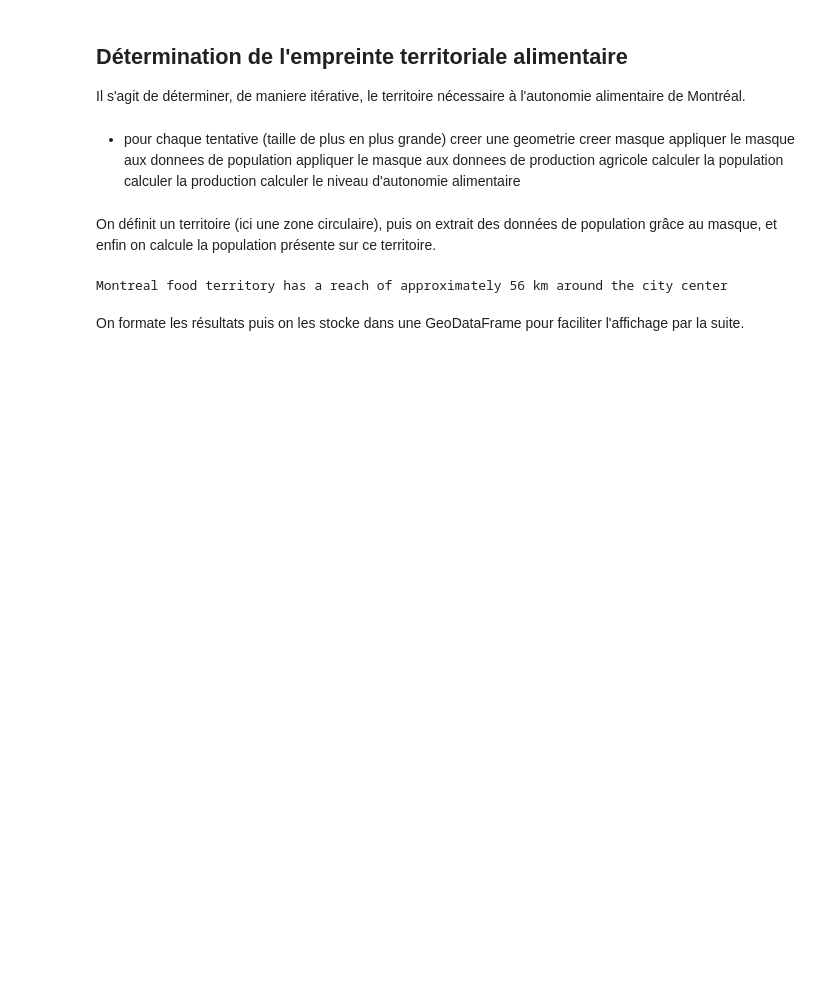
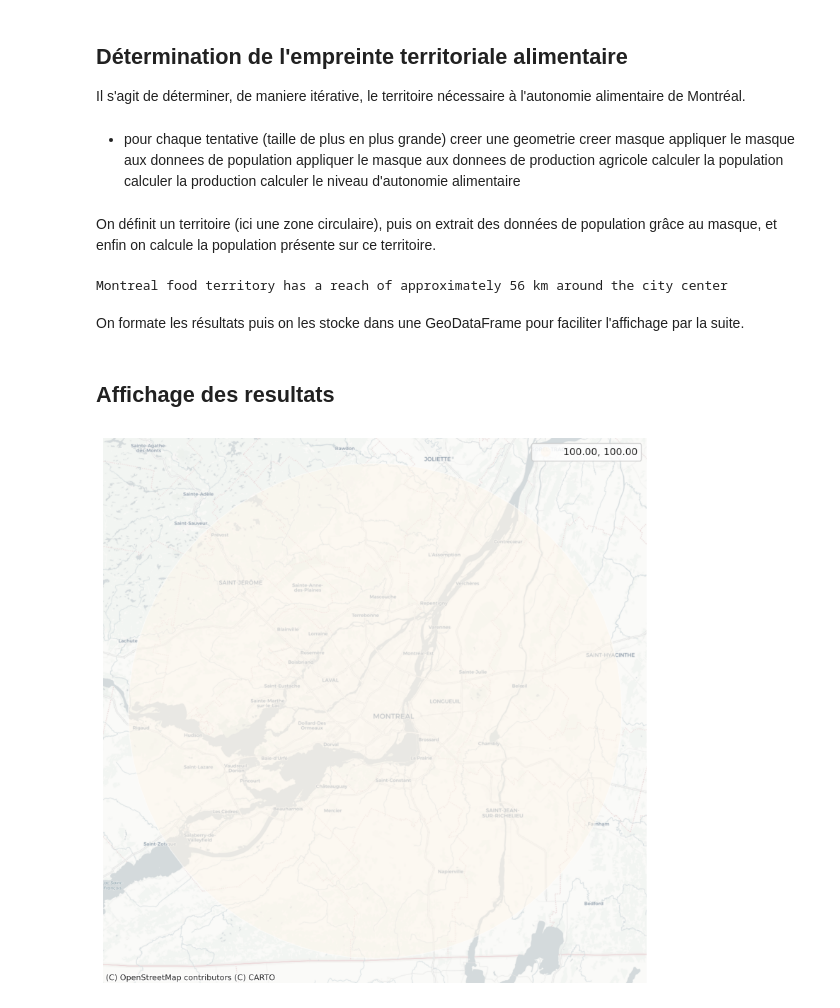
Before and after one commit to BastienBoucherat/geo6149, a Jupyter notebook: geo6149_projet.ipynb, the cells around one changed output. Cells and saved outputs as stored; diff of their text form; code cells hidden in the pictures; blank space fills up the shorter version.

Commit message:
Export results to files (map, cities, autonomy analysis)

```diff
--- a/geo6149_projet.ipynb
+++ b/geo6149_projet.ipynb
@@ -770,3 +770,4 @@ analysis_results_parsed = [[item['city'],
 
 # Create a GeoDataFrame
 analysis_results_gdf = gpd.GeoDataFrame(data=analysis_results_parsed, columns=['city','autonomy','radius','geometry'])
+analysis_results_gdf.crs = circle_center.crs
@@ -775,21 +773,0 @@ urban_centers
-# %%
-
-sns.set_style("whitegrid")
-couche_1 = prix_quartier_dissolved.plot(column='price',
-                                 legend=True,
-                                 cmap='OrRd',
-                                 scheme='natural_breaks',
-                                 figsize=(10, 10))
-cx.add_basemap(couche_1,
-               zoom=12,
-               source=cx.providers.CartoDB.Positron) # différents styles : https://geopandas.org/en/stable/gallery/plotting_basemap_background.html
-
-#fig = sns.displot(eval(k), x="prix", hue="period", kind="kde", common_norm=False, height=5, aspect=2, fill=True, palette=v[0], legend = False)
-#fig.fig.suptitle(f"Rental price in {v[1]}",fontsize=18)
-#fig.set(xlim=(300, 3000))    # Modifier la légende    #new_title = 'Year'
-#plt.rc('font', family='Open Sans')
-#plt.legend(labels = ['2022','2021', '2020', '2019'],loc = 'center right')
-## plt.legend(labels = ['2022', '2019'],loc = 'center right')
-#plt.xlabel("Loyer par mois")
-#plt.ylabel("Densité")
-#fig.savefig(f"/content/drive/MyDrive/Analyses_before_displacement/figure_prix_{v[1]}.png", dpi=500)
@@ -797,0 +778,17 @@ results
+# %% [markdown]
+## Affichage des resultats
+# %%
+layer_1 = analysis_results_gdf.to_crs(plot_crs).plot(column='autonomy',
+                                 legend=True,
+                                 cmap='OrRd',
+                                 scheme='natural_breaks',
+                                 figsize=(10, 10),
+                                 alpha=0.5)
+cx.add_basemap(layer_1,
+               zoom=10,
+               source=cx.providers.CartoDB.Positron) # différents styles : https://geopandas.org/en/stable/gallery/plotting_basemap_background.html
+layer_1.set_axis_off()
+
+plt.savefig(output_folder + "/Results_study.png", dpi=500)
+# %% [output]
+[figure, added]
```
Also changed, not shown: parts of 3 cells of this notebook.
